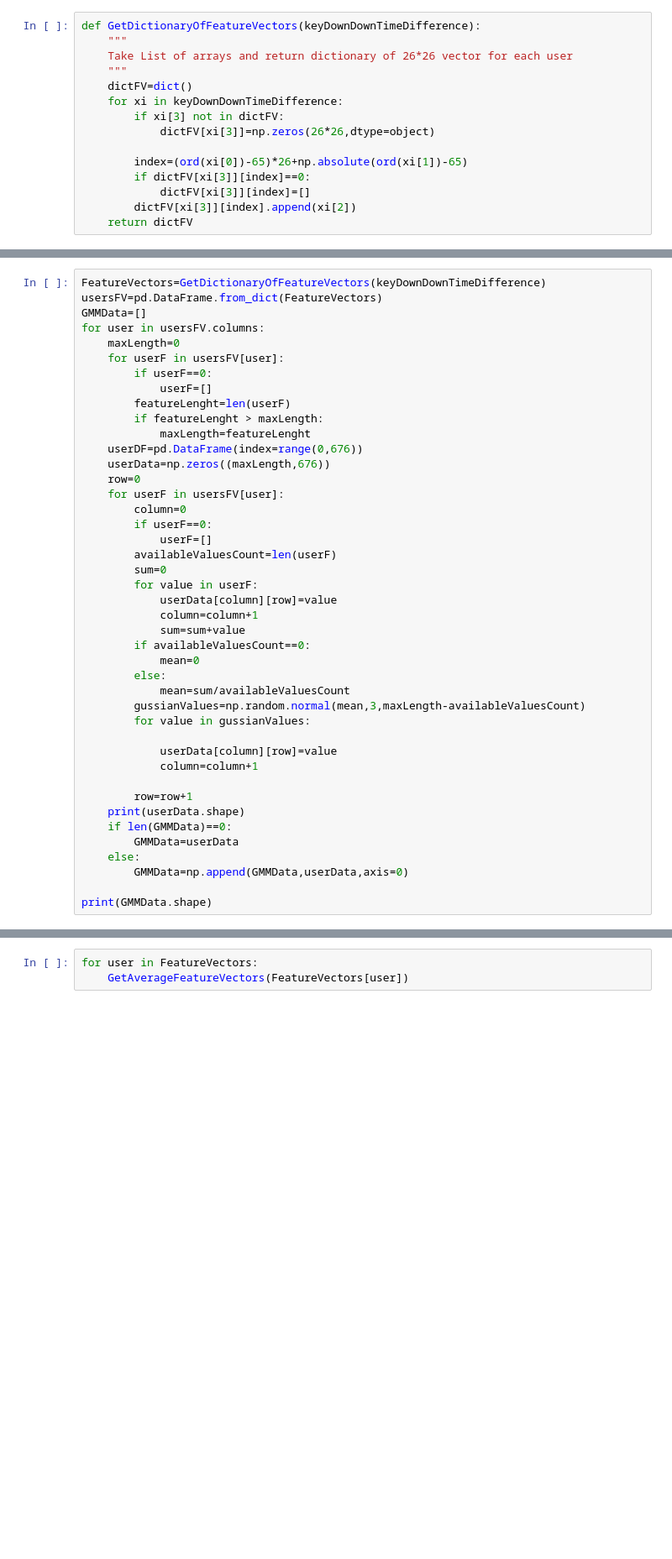
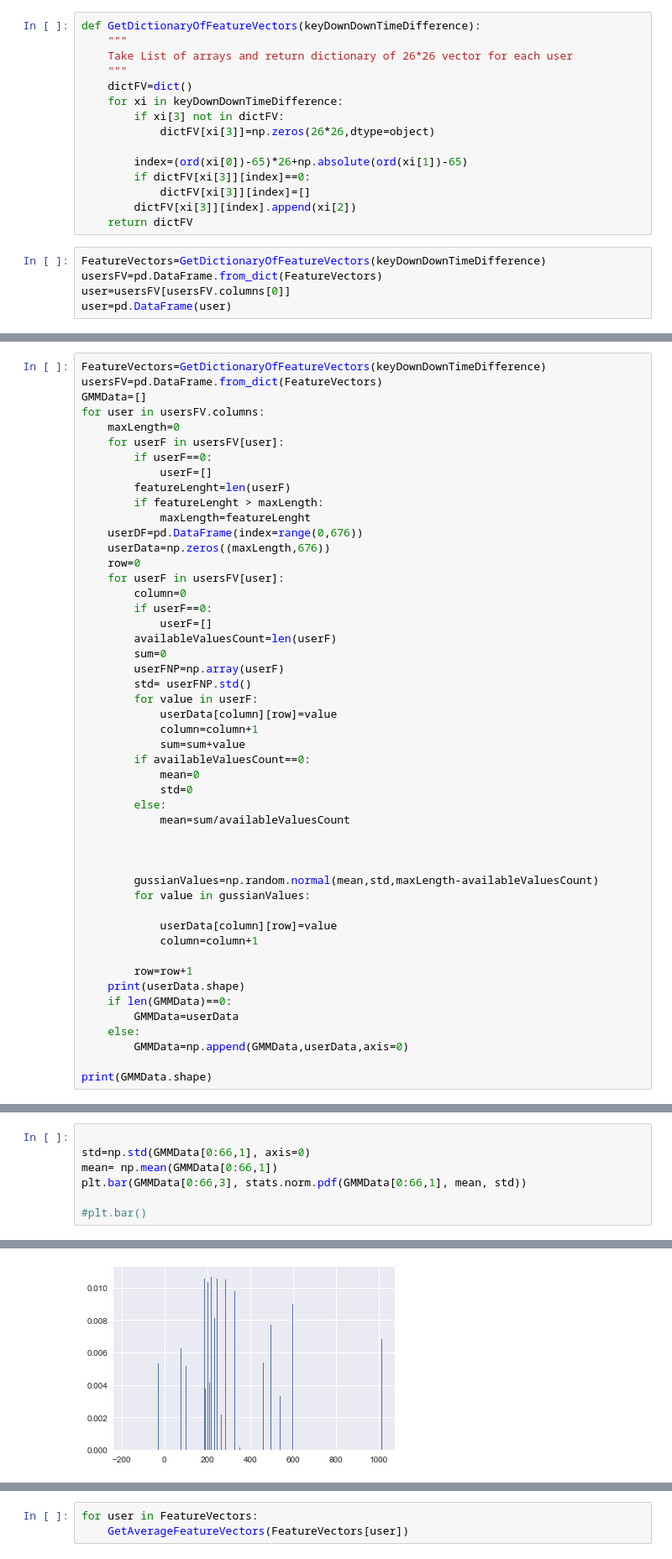
Before and after one commit to UsmanRehmat/Keystroke-authentication, a Jupyter notebook: GMM.ipynb, the cells around one changed output, grey strips where cells are left out. Shown at 84% size. Drawn from its saved outputs; the diff is of its cells as text; blank space fills up the shorter version.

```diff
--- a/GMM.ipynb
+++ b/GMM.ipynb
@@ -98,3 +157,8 @@ def GetDictionaryOfFeatureVectors(keyDownDownTimeDifference):
             dictFV[xi[3]][index]=[]
         dictFV[xi[3]][index].append(xi[2])
     return dictFV
+# %%
+FeatureVectors=GetDictionaryOfFeatureVectors(keyDownDownTimeDifference)
+usersFV=pd.DataFrame.from_dict(FeatureVectors)
+user=usersFV[usersFV.columns[0]]
+user=pd.DataFrame(user)
@@ -119,15 +202,21 @@ for user in usersFV.columns:
             userF=[]
         availableValuesCount=len(userF)
         sum=0
+        userFNP=np.array(userF)
+        std= userFNP.std()
         for value in userF:
             userData[column][row]=value
             column=column+1
             sum=sum+value
         if availableValuesCount==0:
             mean=0
+            std=0
         else:
             mean=sum/availableValuesCount
-        gussianValues=np.random.normal(mean,3,maxLength-availableValuesCount)
+
+
+
+        gussianValues=np.random.normal(mean,std,maxLength-availableValuesCount)
         for value in gussianValues:
 
             userData[column][row]=value
@@ -145,0 +245,8 @@ AttributeError: 'list' object has no attribute 'shape'
+# %%
+
+std=np.std(GMMData[0:66,1], axis=0)
+mean= np.mean(GMMData[0:66,1])
+plt.bar(GMMData[0:66,3], stats.norm.pdf(GMMData[0:66,1], mean, std))
+
+#plt.bar()
+# %% [output]
@@ -145,0 +254 @@ AttributeError: 'list' object has no attribute 'shape'
+[figure, added]
```
Also changed, not shown: parts of 24 cells of this notebook.
